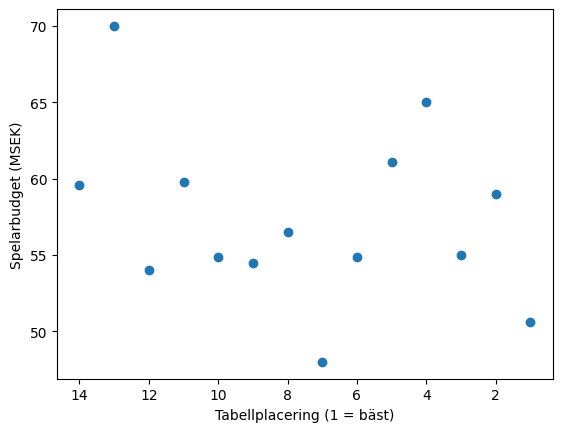
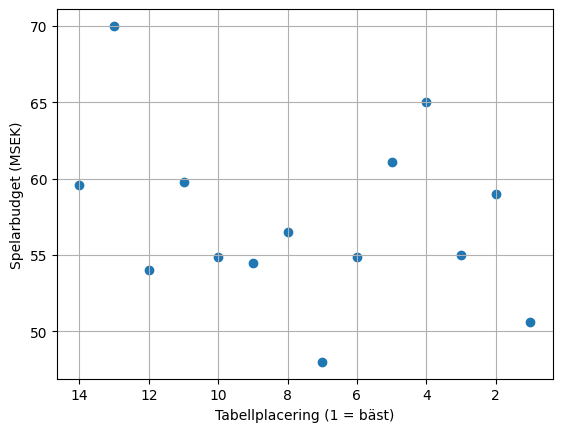
The notebook cell's code change between the first figure and the second:
--- before
+++ after
@@ -9,4 +9,6 @@
 plt.gca().invert_xaxis()
 
+plt.grid()
+
 plt.plot()
 

Commit: Final